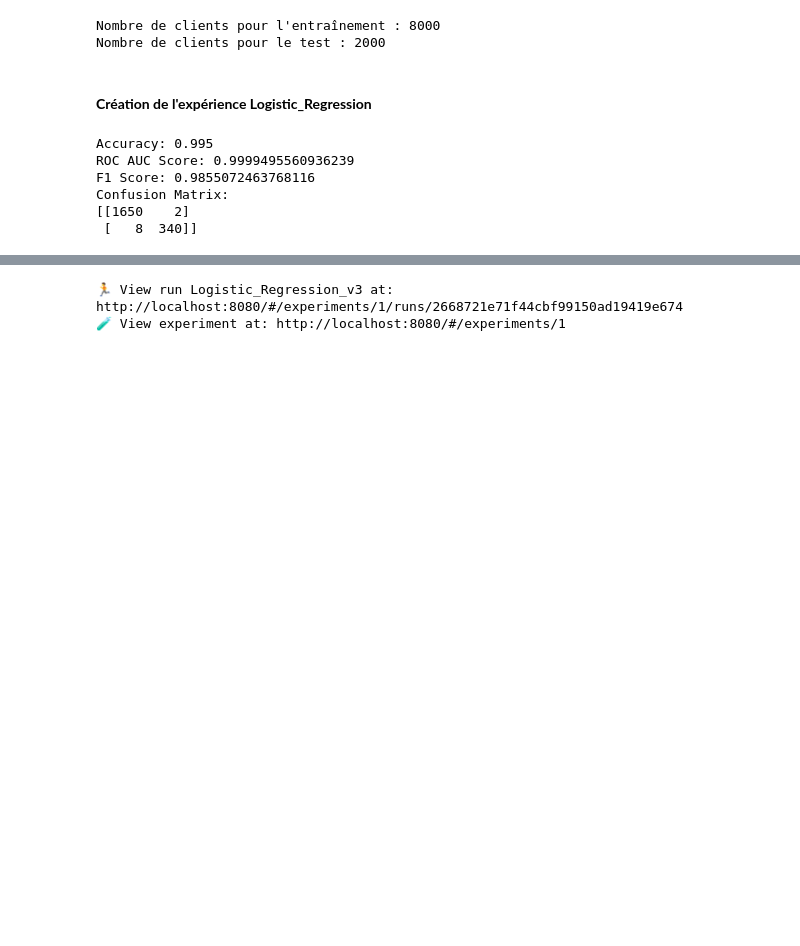
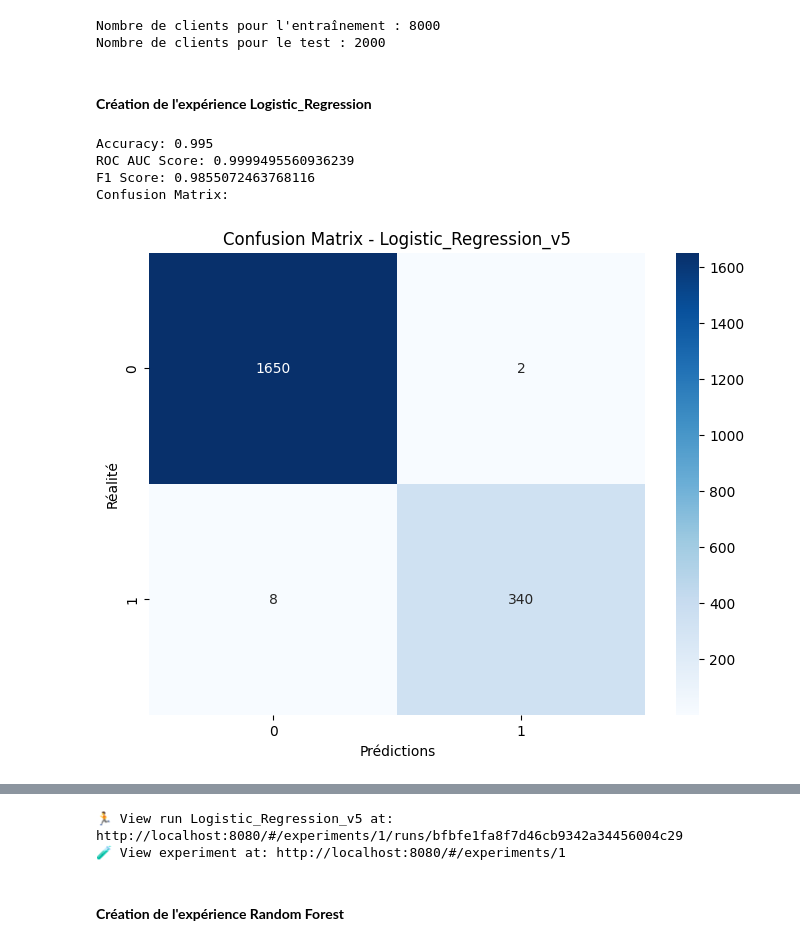
Before and after one commit to LEONARDO-Quant/Projet_MLOps, a Jupyter notebook: Notebook.ipynb, the cells around one changed output, grey strips where cells are left out. Cells and saved outputs as stored; diff of their text form; code cells hidden in the pictures; blank space fills up the shorter version.

```diff
--- a/Notebook.ipynb
+++ b/Notebook.ipynb
@@ -93,44 +93,56 @@ mlflow.set_tracking_uri("http://localhost:8080")
 logistic_experiment = mlflow.set_experiment("Logistic_Regression")  # Nom du dossier sur MLflow
 
 # If this is not set, a unique name will be auto-generated for your run.
-run_name = "Logistic_Regression_v3"
+run_name = "Logistic_Regression_v4"
 
 # Define an artifact path that the model will be saved to.
-artifact_path = "lr_v3"
+artifact_path = "lr_v4"
 
 params =  {"C": 0.5,       # Calculer l'ordonnée à l'origine (constante)
         "max_iter": 1000,              # Copier les données pour éviter de modifier l'original
         "solver": "lbfgs"
 }
 
 
 lr = LogisticRegression(**params)
 lr.fit(X_train_scaled, y_train)
 y_pred = lr.predict(X_test_scaled)
 y_probs = lr.predict_proba(X_test_scaled)[:, 1]
+
+# metrics
 accuracy = accuracy_score(y_test, y_pred)
 roc_auc = roc_auc_score(y_test, y_probs)
 f1 = f1_score(y_test, y_pred)
+precision = precision_score(y_test, y_pred)
+recall = recall_score(y_test, y_pred)
+
 conf_matrix = confusion_matrix(y_test, y_pred)
+
+# --- AJOUT DU SCRIPT POUR LE GRAPHIQUE ---
+fig, ax = plt.subplots(figsize=(8, 6))
+sns.heatmap(conf_matrix, annot=True, fmt='d', cmap='Blues', ax=ax)
+ax.set_title(f'Confusion Matrix - {run_name}')
+ax.set_xlabel('Prédictions')
+ax.set_ylabel('Réalité')
+
 print(f"Accuracy: {accuracy}")
 print(f"ROC AUC Score: {roc_auc}")
 print(f"F1 Score: {f1}")
 print("Confusion Matrix:")
-print(conf_matrix)
+plt.show()
 
-metrics = {"accuracy" : accuracy, "roc_auc": roc_auc, "f1": f1}
+metrics = {"accuracy" : accuracy, "precision": precision, "recall": recall, "roc_auc": roc_auc, "f1": f1}
 
 if mlflow.active_run():
     mlflow.end_run()  # Terminer la session si erreur
 
 with mlflow.start_run(run_name=run_name) as run:
         mlflow.log_params(params)  # Log des hyperparamètres
         mlflow.log_metrics(metrics)  # Log des métriques
-        mlflow.sklearn.log_model(sk_model=lr, input_example=X_test, artifact_path=artifact_path)  # Log du modèle
+        mlflow.sklearn.log_model(sk_model=lr, input_example=X_test_scaled, artifact_path=artifact_path)  # Log du modèle
 # %% [output]
 Accuracy: 0.995
 ROC AUC Score: 0.9999495560936239
 F1 Score: 0.9855072463768116
 Confusion Matrix:
-[[1650    2]
- [   8  340]]
+[figure, added]
@@ -139,2 +151,4 @@ Confusion Matrix:
-🏃 View run Logistic_Regression_v3 at: http://localhost:8080/#/experiments/1/runs/2668721e71f44cbf99150ad19419e674
+🏃 View run Logistic_Regression_v5 at: http://localhost:8080/#/experiments/1/runs/bfbfe1fa8f7d46cb9342a34456004c29
 🧪 View experiment at: http://localhost:8080/#/experiments/1
+# %% [markdown]
+#### **Création de l'expérience Random Forest**
```
Also changed, not shown: parts of 2 cells of this notebook, 1 other file.
